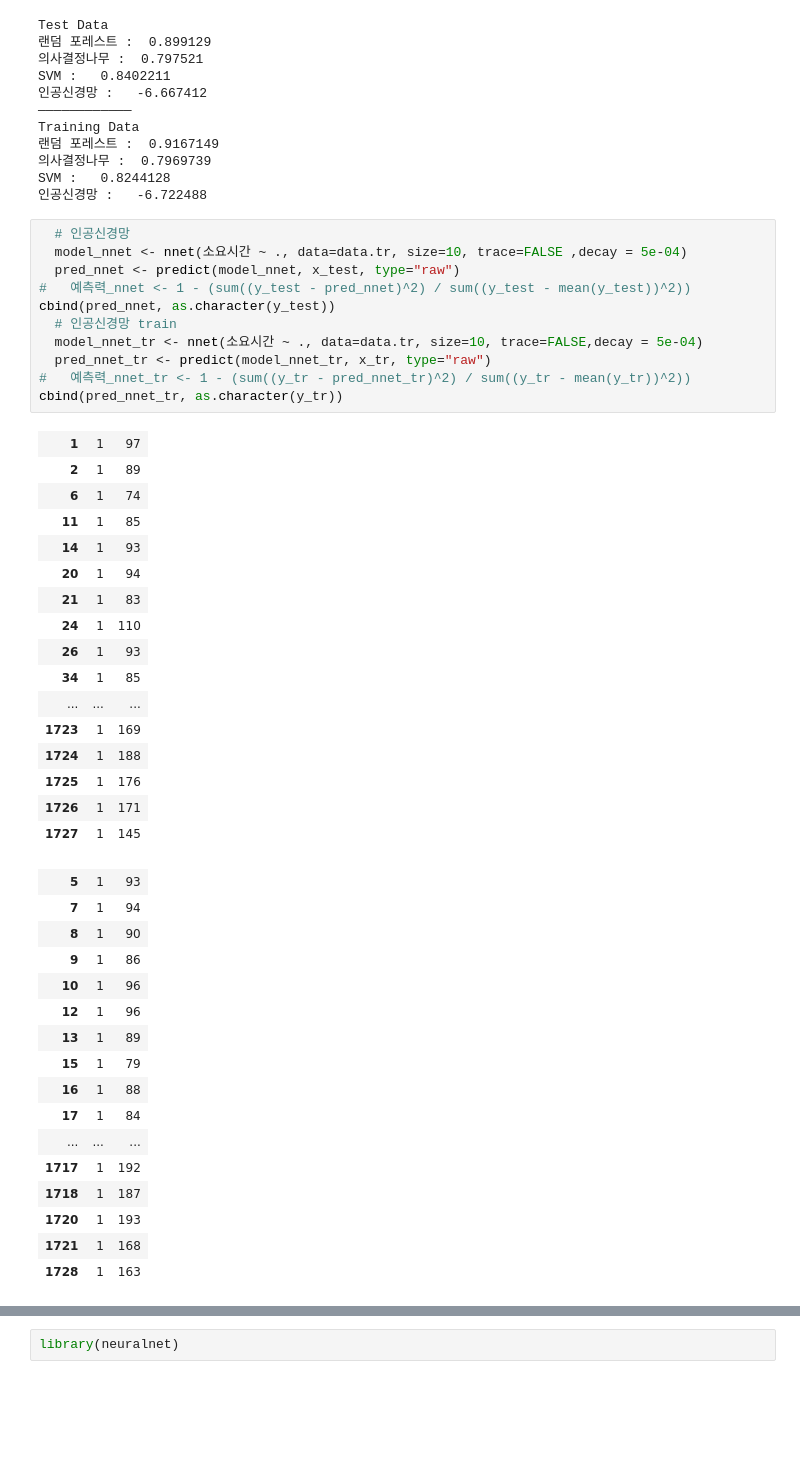
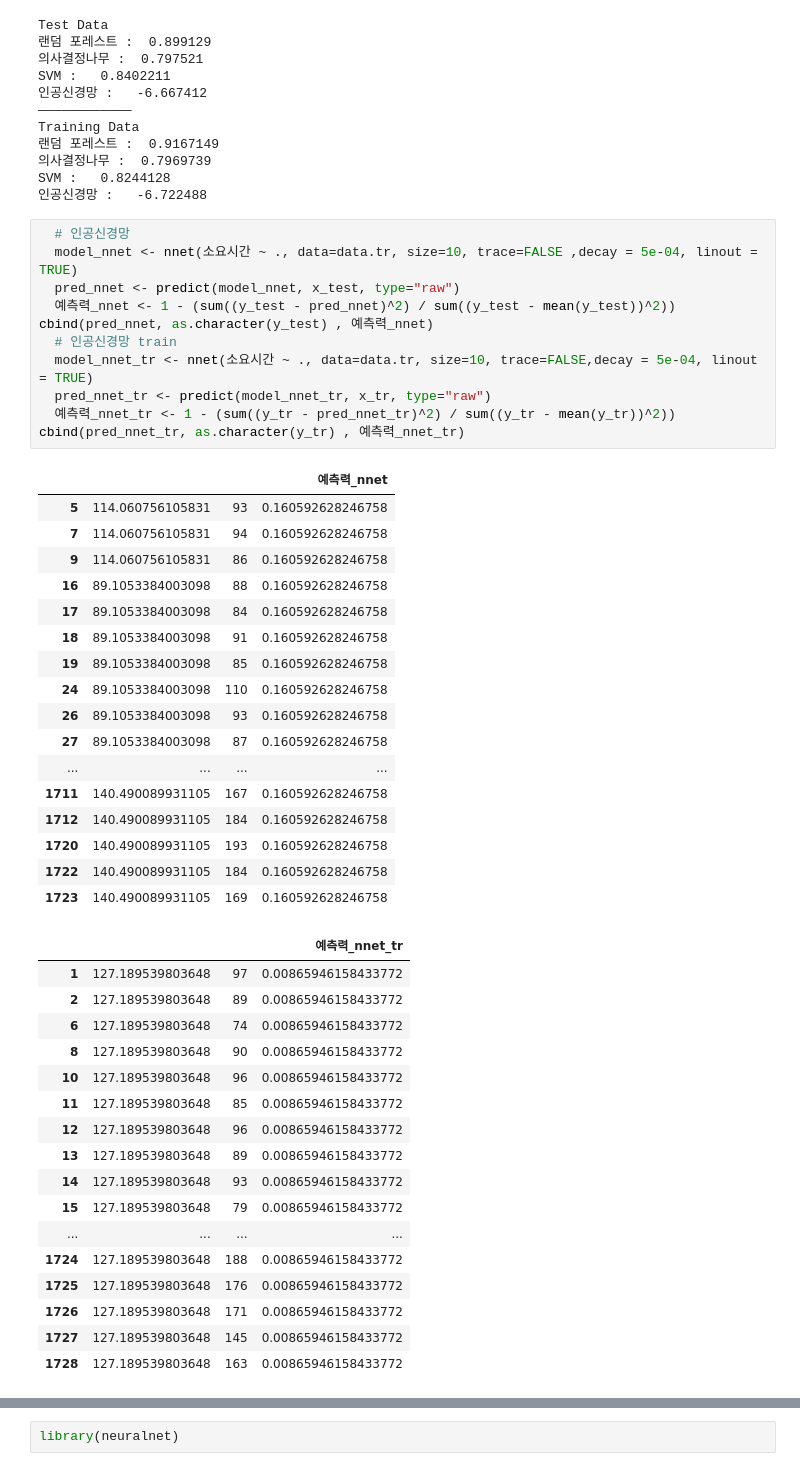
Before and after one commit to monargent0/TJRrrClass, a Jupyter notebook: 서울대전소요시간머신러닝.ipynb, the cells around one changed output, grey strips where cells are left out. Saved outputs shown, nothing was run; the diff lists cells and outputs as text; blank space fills up the shorter version.

```diff
--- a/서울대전소요시간머신러닝.ipynb
+++ b/서울대전소요시간머신러닝.ipynb
@@ -1080,45 +1046,47 @@ SVM :   0.8244128
 인공신경망 :   -6.722488
 # %%
   # 인공신경망
-  model_nnet <- nnet(소요시간 ~ ., data=data.tr, size=10, trace=FALSE ,decay = 5e-04)
+  model_nnet <- nnet(소요시간 ~ ., data=data.tr, size=10, trace=FALSE ,decay = 5e-04, linout = TRUE)
   pred_nnet <- predict(model_nnet, x_test, type="raw")
-#   예측력_nnet <- 1 - (sum((y_test - pred_nnet)^2) / sum((y_test - mean(y_test))^2))
-cbind(pred_nnet, as.character(y_test))
+  예측력_nnet <- 1 - (sum((y_test - pred_nnet)^2) / sum((y_test - mean(y_test))^2))
+cbind(pred_nnet, as.character(y_test) , 예측력_nnet)
   # 인공신경망 train
-  model_nnet_tr <- nnet(소요시간 ~ ., data=data.tr, size=10, trace=FALSE,decay = 5e-04)
+  model_nnet_tr <- nnet(소요시간 ~ ., data=data.tr, size=10, trace=FALSE,decay = 5e-04, linout = TRUE)
   pred_nnet_tr <- predict(model_nnet_tr, x_tr, type="raw")
-#   예측력_nnet_tr <- 1 - (sum((y_tr - pred_nnet_tr)^2) / sum((y_tr - mean(y_tr))^2))
-cbind(pred_nnet_tr, as.character(y_tr))
+  예측력_nnet_tr <- 1 - (sum((y_tr - pred_nnet_tr)^2) / sum((y_tr - mean(y_tr))^2))
+cbind(pred_nnet_tr, as.character(y_tr) , 예측력_nnet_tr)
 # %% [output]
-| 1 | 1 | 97 |
-| 2 | 1 | 89 |
-| 6 | 1 | 74 |
-| 11 | 1 | 85 |
-| 14 | 1 | 93 |
-| 20 | 1 | 94 |
-| 21 | 1 | 83 |
-| 24 | 1 | 110 |
-| 26 | 1 | 93 |
-| 34 | 1 | 85 |
-| ... | ... | ... |
-| 1723 | 1 | 169 |
-| 1724 | 1 | 188 |
-| 1725 | 1 | 176 |
-| 1726 | 1 | 171 |
-| 1727 | 1 | 145 |
+|  |  |  | 예측력_nnet |
+| 5 | 114.060756105831 | 93 | 0.160592628246758 |
+| 7 | 114.060756105831 | 94 | 0.160592628246758 |
+| 9 | 114.060756105831 | 86 | 0.160592628246758 |
+| 16 | 89.1053384003098 | 88 | 0.160592628246758 |
+| 17 | 89.1053384003098 | 84 | 0.160592628246758 |
+| 18 | 89.1053384003098 | 91 | 0.160592628246758 |
+| 19 | 89.1053384003098 | 85 | 0.160592628246758 |
+| 24 | 89.1053384003098 | 110 | 0.160592628246758 |
+| 26 | 89.1053384003098 | 93 | 0.160592628246758 |
+| 27 | 89.1053384003098 | 87 | 0.160592628246758 |
+| ... | ... | ... | ... |
+| 1711 | 140.490089931105 | 167 | 0.160592628246758 |
+| 1712 | 140.490089931105 | 184 | 0.160592628246758 |
+| 1720 | 140.490089931105 | 193 | 0.160592628246758 |
+| 1722 | 140.490089931105 | 184 | 0.160592628246758 |
+| 1723 | 140.490089931105 | 169 | 0.160592628246758 |
-| 5 | 1 | 93 |
-| 7 | 1 | 94 |
-| 8 | 1 | 90 |
-| 9 | 1 | 86 |
-| 10 | 1 | 96 |
-| 12 | 1 | 96 |
-| 13 | 1 | 89 |
-| 15 | 1 | 79 |
-| 16 | 1 | 88 |
-| 17 | 1 | 84 |
-| ... | ... | ... |
-| 1717 | 1 | 192 |
-| 1718 | 1 | 187 |
-| 1720 | 1 | 193 |
-| 1721 | 1 | 168 |
-| 1728 | 1 | 163 |
+|  |  |  | 예측력_nnet_tr |
+| 1 | 127.189539803648 | 97 | 0.00865946158433772 |
+| 2 | 127.189539803648 | 89 | 0.00865946158433772 |
+| 6 | 127.189539803648 | 74 | 0.00865946158433772 |
+| 8 | 127.189539803648 | 90 | 0.00865946158433772 |
+| 10 | 127.189539803648 | 96 | 0.00865946158433772 |
+| 11 | 127.189539803648 | 85 | 0.00865946158433772 |
+| 12 | 127.189539803648 | 96 | 0.00865946158433772 |
+| 13 | 127.189539803648 | 89 | 0.00865946158433772 |
+| 14 | 127.189539803648 | 93 | 0.00865946158433772 |
+| 15 | 127.189539803648 | 79 | 0.00865946158433772 |
+| ... | ... | ... | ... |
+| 1724 | 127.189539803648 | 188 | 0.00865946158433772 |
+| 1725 | 127.189539803648 | 176 | 0.00865946158433772 |
+| 1726 | 127.189539803648 | 171 | 0.00865946158433772 |
+| 1727 | 127.189539803648 | 145 | 0.00865946158433772 |
+| 1728 | 127.189539803648 | 163 | 0.00865946158433772 |
```
Also changed, not shown: parts of 7 cells of this notebook.
